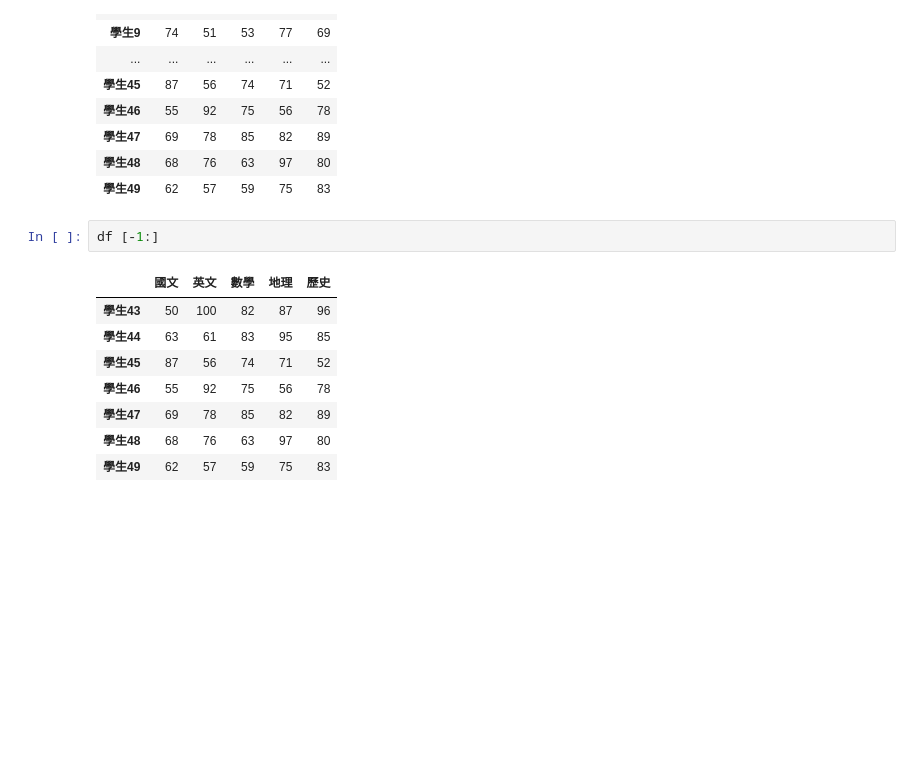
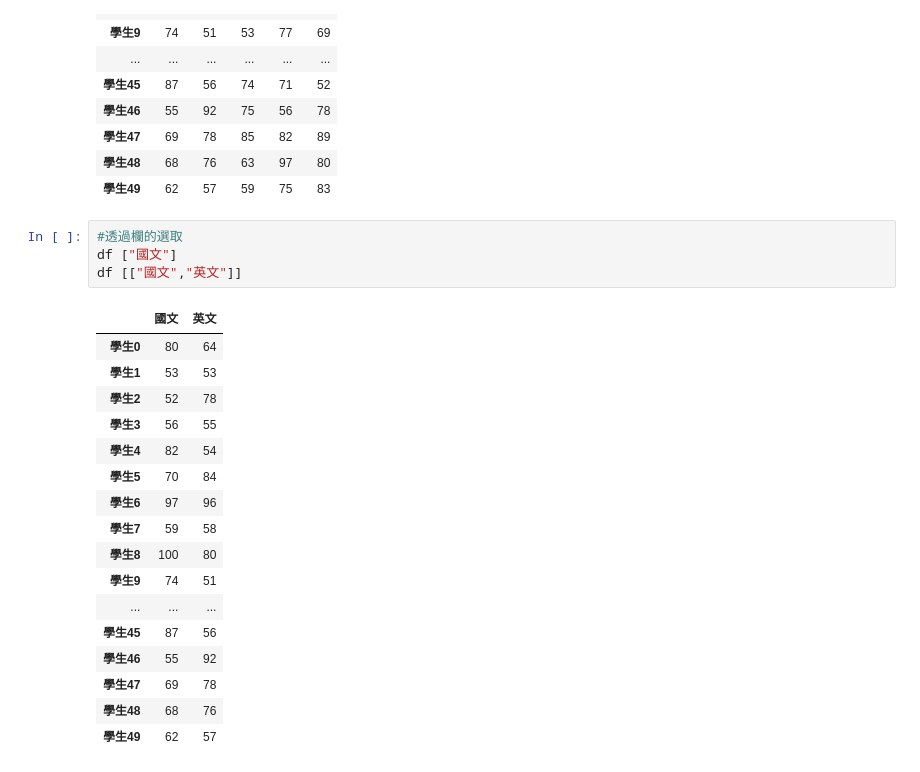
Before and after one commit to eRrokalt/Lesson2_1, a Jupyter notebook: lesson15/lesson15_3.ipynb, the cells around one changed output. Saved outputs shown, nothing was run; the diff lists cells and outputs as text; blank space fills up the shorter version.

```diff
--- a/lesson15/lesson15_3.ipynb
+++ b/lesson15/lesson15_3.ipynb
@@ -47,13 +47,24 @@ df
 | 學生48 | 68 | 76 | 63 | 97 | 80 |
 | 學生49 | 62 | 57 | 59 | 75 | 83 |
 # %%
-df [-1:]
+#透過欄的選取
+df ["國文"]
+df [["國文","英文"]]
 # %% [output]
-|  | 國文 | 英文 | 數學 | 地理 | 歷史 |
-| 學生43 | 50 | 100 | 82 | 87 | 96 |
-| 學生44 | 63 | 61 | 83 | 95 | 85 |
-| 學生45 | 87 | 56 | 74 | 71 | 52 |
-| 學生46 | 55 | 92 | 75 | 56 | 78 |
-| 學生47 | 69 | 78 | 85 | 82 | 89 |
-| 學生48 | 68 | 76 | 63 | 97 | 80 |
-| 學生49 | 62 | 57 | 59 | 75 | 83 |
+|  | 國文 | 英文 |
+| 學生0 | 80 | 64 |
+| 學生1 | 53 | 53 |
+| 學生2 | 52 | 78 |
+| 學生3 | 56 | 55 |
+| 學生4 | 82 | 54 |
+| 學生5 | 70 | 84 |
+| 學生6 | 97 | 96 |
+| 學生7 | 59 | 58 |
+| 學生8 | 100 | 80 |
+| 學生9 | 74 | 51 |
+| ... | ... | ... |
+| 學生45 | 87 | 56 |
+| 學生46 | 55 | 92 |
+| 學生47 | 69 | 78 |
+| 學生48 | 68 | 76 |
+| 學生49 | 62 | 57 |
```
Also changed, not shown: parts of 8 cells of this notebook, 3 other files.
